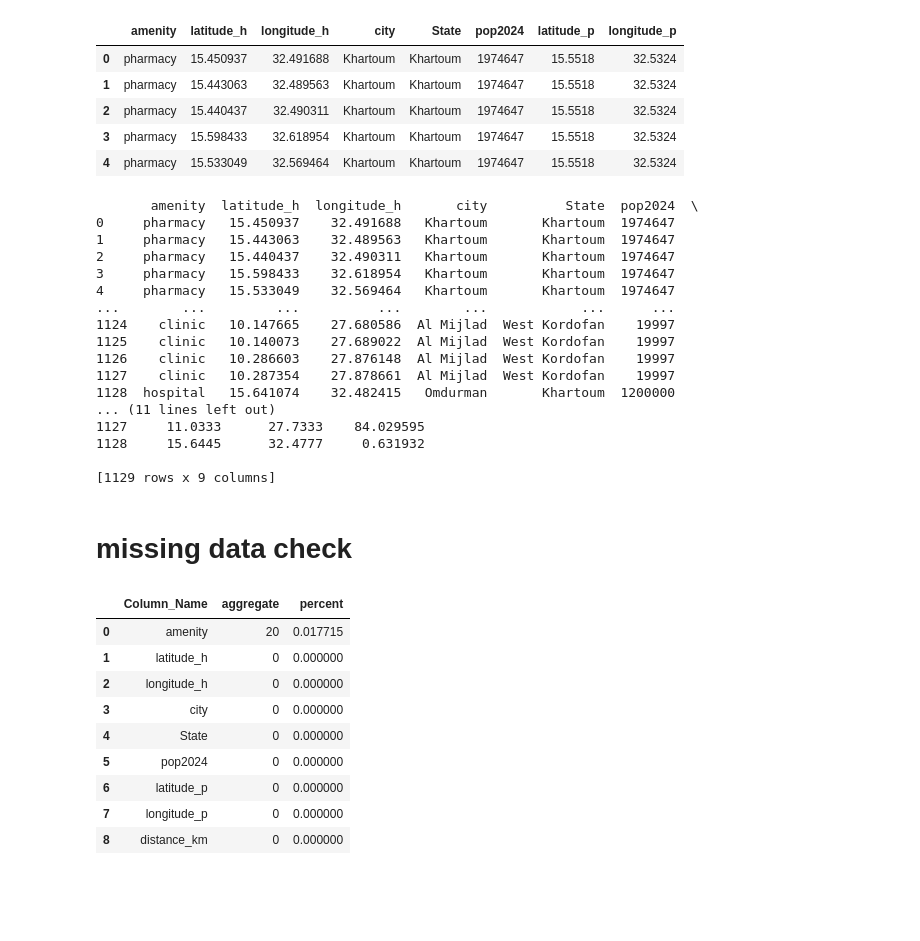
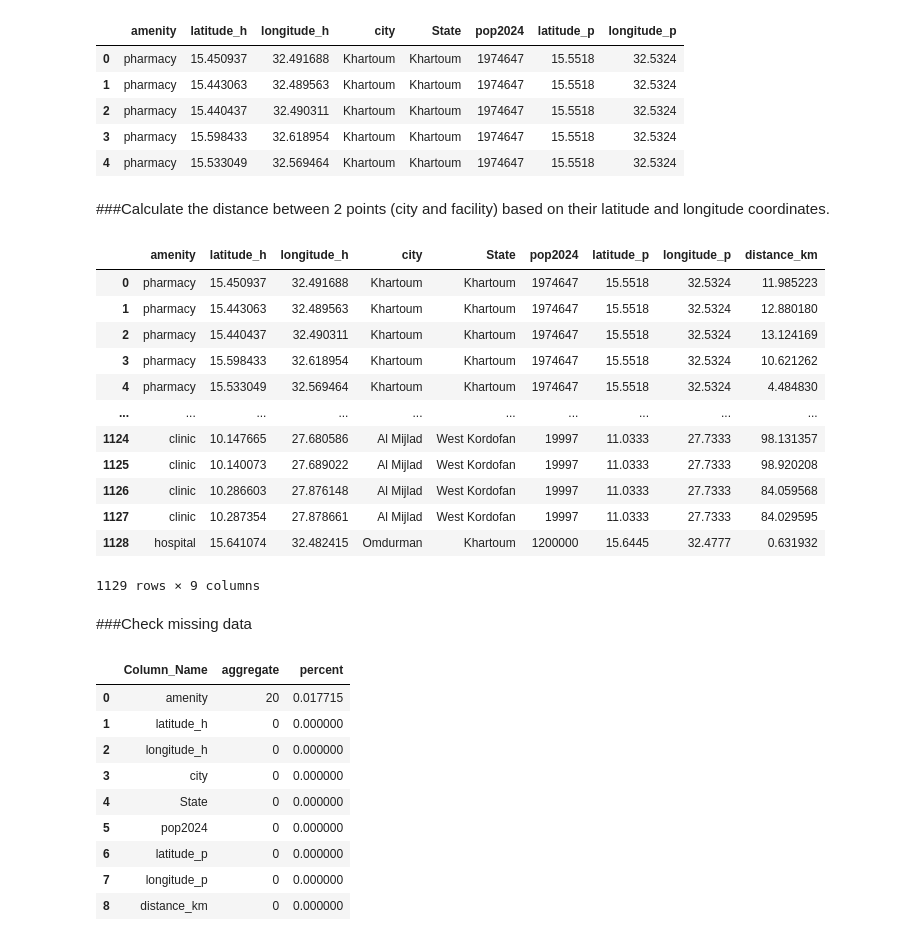
Before and after one commit to OmdenaAI/SudanChapter_AnalyzeHealthcareAccessibility, a Jupyter notebook: 05_Modelling/HealthCareFacilities_LogisticRegression_Threshold.ipynb, the cells around one changed output. Cells and saved outputs as stored; diff of their text form; code cells hidden in the pictures; blank space fills up the shorter version.

```diff
--- a/05_Modelling/HealthCareFacilities_LogisticRegression_Threshold.ipynb
+++ b/05_Modelling/HealthCareFacilities_LogisticRegression_Threshold.ipynb
@@ -84,6 +98,8 @@ df_hp.head()
 | 2 | pharmacy | 15.440437 | 32.490311 | Khartoum | Khartoum | 1974647 | 15.5518 | 32.5324 |
 | 3 | pharmacy | 15.598433 | 32.618954 | Khartoum | Khartoum | 1974647 | 15.5518 | 32.5324 |
 | 4 | pharmacy | 15.533049 | 32.569464 | Khartoum | Khartoum | 1974647 | 15.5518 | 32.5324 |
+# %% [markdown]
+###Calculate the distance between 2 points (city and facility) based on their latitude and longitude coordinates.
 # %%
 from geopy.distance import geodesic
 
@@ -92,30 +109,25 @@ def calculate_distance(lat1, lon1, lat2, lon2):
 # %%
 df_hp['distance_km'] = df_hp.apply(
     lambda row: calculate_distance(
         row["latitude_h"], row["longitude_h"], row["latitude_p"], row["longitude_p"]
     ),
     axis=1
 )
-
-print(df_hp)
+df_hp
 # %% [output]
+|  | amenity | latitude_h | longitude_h | city | State | pop2024 | latitude_p | longitude_p | distance_km |
+| 0 | pharmacy | 15.450937 | 32.491688 | Khartoum | Khartoum | 1974647 | 15.5518 | 32.5324 | 11.985223 |
+| 1 | pharmacy | 15.443063 | 32.489563 | Khartoum | Khartoum | 1974647 | 15.5518 | 32.5324 | 12.880180 |
+| 2 | pharmacy | 15.440437 | 32.490311 | Khartoum | Khartoum | 1974647 | 15.5518 | 32.5324 | 13.124169 |
+| 3 | pharmacy | 15.598433 | 32.618954 | Khartoum | Khartoum | 1974647 | 15.5518 | 32.5324 | 10.621262 |
+| 4 | pharmacy | 15.533049 | 32.569464 | Khartoum | Khartoum | 1974647 | 15.5518 | 32.5324 | 4.484830 |
+| ... | ... | ... | ... | ... | ... | ... | ... | ... | ... |
+| 1124 | clinic | 10.147665 | 27.680586 | Al Mijlad | West Kordofan | 19997 | 11.0333 | 27.7333 | 98.131357 |
+| 1125 | clinic | 10.140073 | 27.689022 | Al Mijlad | West Kordofan | 19997 | 11.0333 | 27.7333 | 98.920208 |
+| 1126 | clinic | 10.286603 | 27.876148 | Al Mijlad | West Kordofan | 19997 | 11.0333 | 27.7333 | 84.059568 |
+| 1127 | clinic | 10.287354 | 27.878661 | Al Mijlad | West Kordofan | 19997 | 11.0333 | 27.7333 | 84.029595 |
+| 1128 | hospital | 15.641074 | 32.482415 | Omdurman | Khartoum | 1200000 | 15.6445 | 32.4777 | 0.631932 |
-       amenity  latitude_h  longitude_h       city          State  pop2024  \
-0     pharmacy   15.450937    32.491688   Khartoum       Khartoum  1974647
-1     pharmacy   15.443063    32.489563   Khartoum       Khartoum  1974647
-2     pharmacy   15.440437    32.490311   Khartoum       Khartoum  1974647
-3     pharmacy   15.598433    32.618954   Khartoum       Khartoum  1974647
-4     pharmacy   15.533049    32.569464   Khartoum       Khartoum  1974647
-...        ...         ...          ...        ...            ...      ...
-1124    clinic   10.147665    27.680586  Al Mijlad  West Kordofan    19997
-1125    clinic   10.140073    27.689022  Al Mijlad  West Kordofan    19997
-1126    clinic   10.286603    27.876148  Al Mijlad  West Kordofan    19997
-1127    clinic   10.287354    27.878661  Al Mijlad  West Kordofan    19997
-1128  hospital   15.641074    32.482415   Omdurman       Khartoum  1200000
-... (11 lines left out)
-1127     11.0333      27.7333    84.029595
-1128     15.6445      32.4777     0.631932
-
-[1129 rows x 9 columns]
+1129 rows × 9 columns
 # %% [markdown]
-# missing data check
+###Check missing data
 # %%
```
Also changed, not shown: parts of 30 cells of this notebook.
